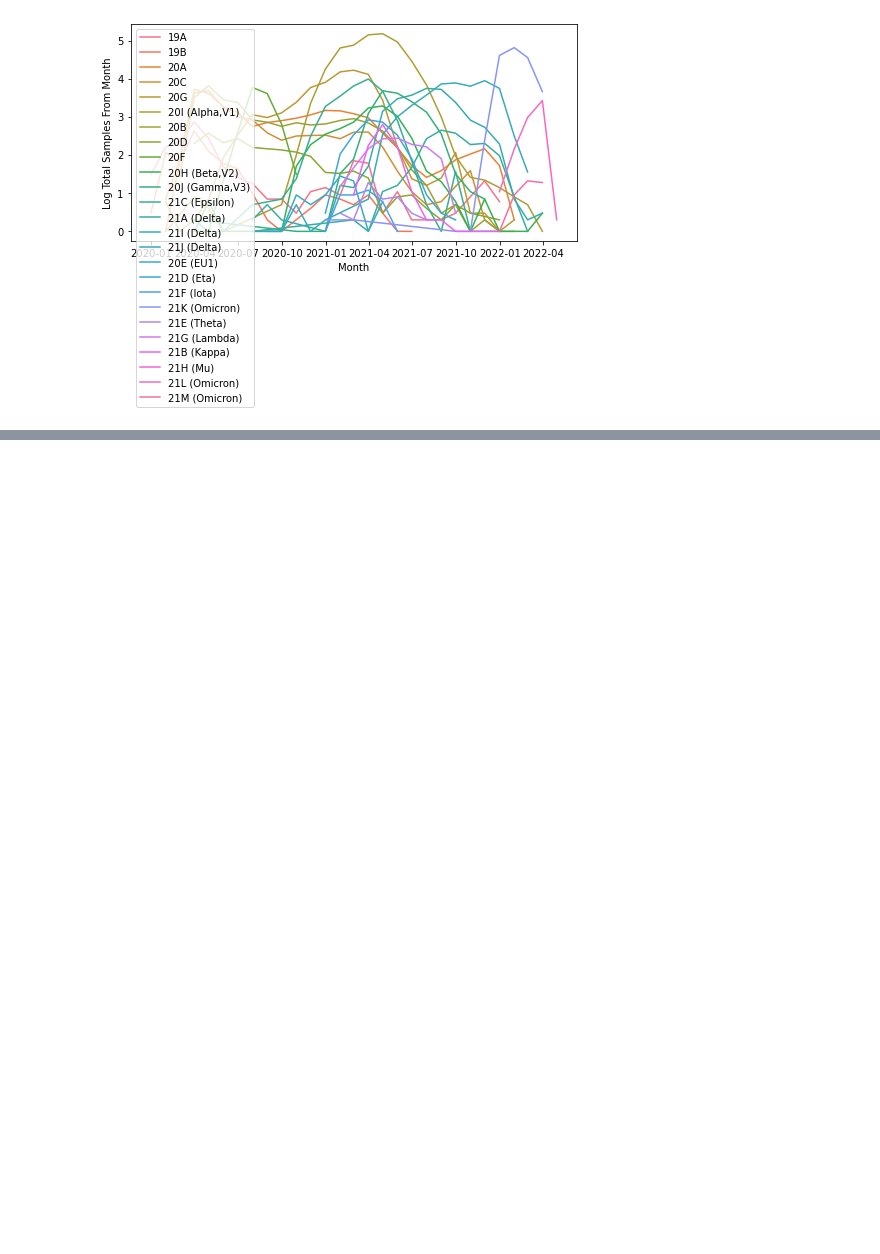
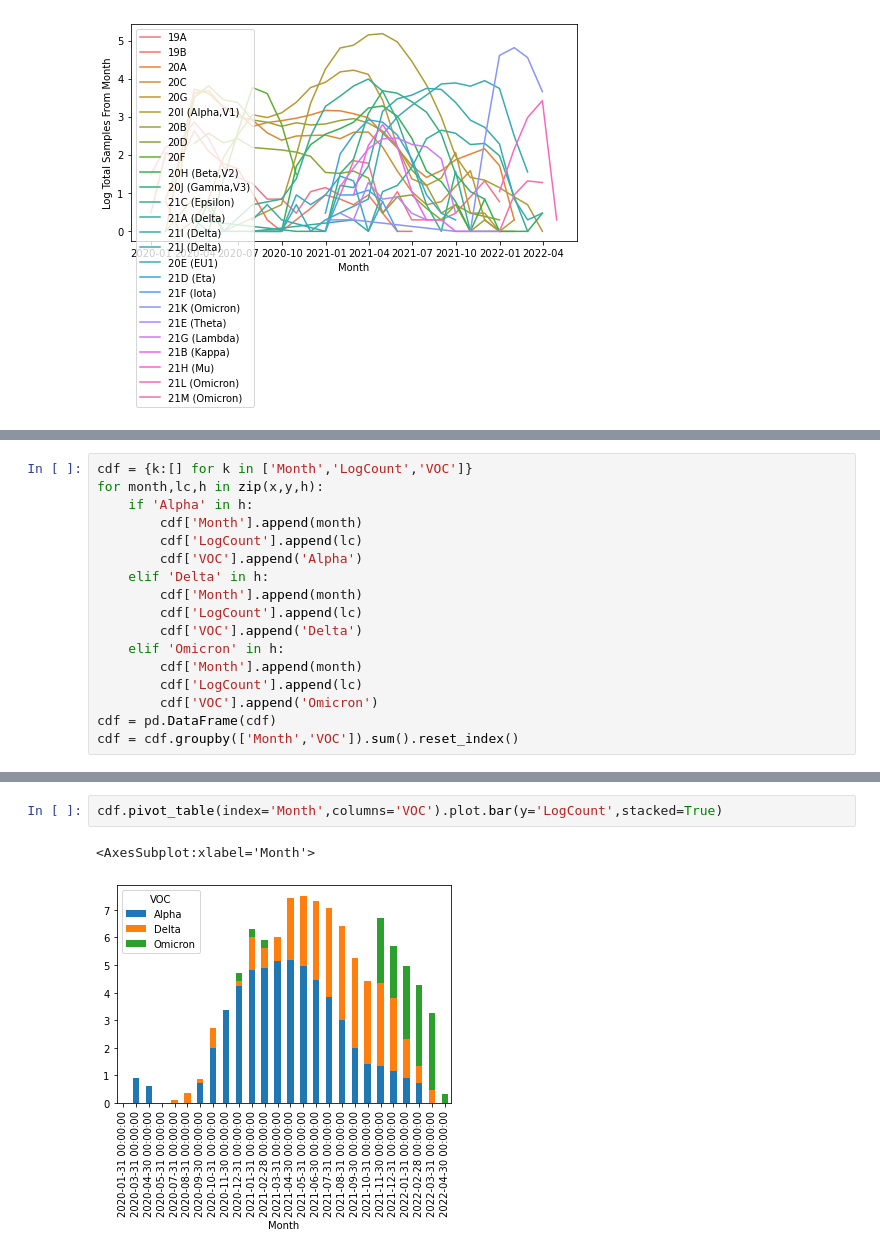
Before and after one commit to jmcbroome/bte-binder, a Jupyter notebook: SARS-CoV-2 Over Time.ipynb, the cells around one changed output, grey strips where cells are left out. Drawn from its saved outputs; the diff is of its cells as text; blank space fills up the shorter version.

```diff
--- a/Phylogeny Over Time.ipynb
+++ b/SARS-CoV-2 Over Time.ipynb
@@ -120,0 +116,17 @@ Text(0.5, 0, 'Month')
+# %%
+cdf = {k:[] for k in ['Month','LogCount','VOC']}
+for month,lc,h in zip(x,y,h):
+    if 'Alpha' in h:
+        cdf['Month'].append(month)
+        cdf['LogCount'].append(lc)
+        cdf['VOC'].append('Alpha')
+    elif 'Delta' in h:
+        cdf['Month'].append(month)
+        cdf['LogCount'].append(lc)
+        cdf['VOC'].append('Delta')
+    elif 'Omicron' in h:
+        cdf['Month'].append(month)
+        cdf['LogCount'].append(lc)
+        cdf['VOC'].append('Omicron')
+cdf = pd.DataFrame(cdf)
+cdf = cdf.groupby(['Month','VOC']).sum().reset_index()
@@ -120,0 +151,5 @@ Text(0.5, 0, 'Month')
+# %%
+cdf.pivot_table(index='Month',columns='VOC').plot.bar(y='LogCount',stacked=True)
+# %% [output]
+<AxesSubplot:xlabel='Month'>
+[figure, added]
```
Also changed, not shown: parts of 10 cells of this notebook.
